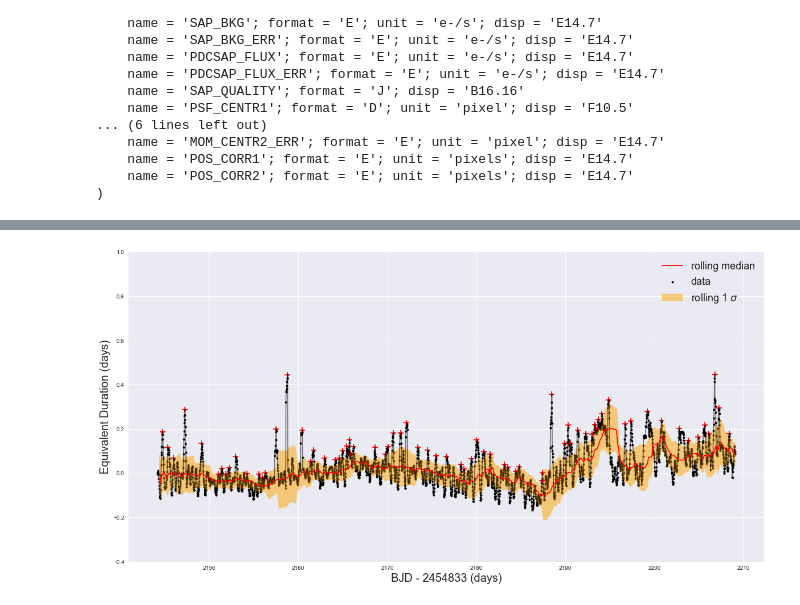
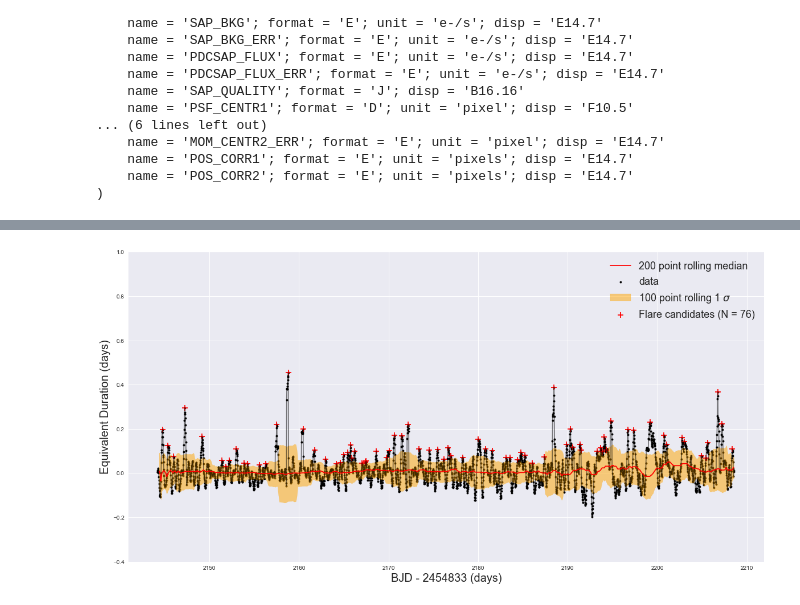
Before and after one commit to RileyWClarke/BiancoGroup, a Jupyter notebook: BiancoSummer2019.ipynb, the cells around one changed output, grey strips where cells are left out. Cells and saved outputs as stored; diff of their text form; code cells hidden in the pictures.

```diff
--- a/BiancoSummer2019.ipynb
+++ b/BiancoSummer2019.ipynb
@@ -1005,5 +986,4 @@ Fc
 # %%
-#Calculate Fc globally with 3-sigma clipping (already done above)
 #Find ED in each window, roll window by 1 step over all data
 #ED time corresponds to center of window
 #sigma clip over all calculated EDs, then choose maxima of consecutive remainders as flares.
@@ -1031,7 +1011,7 @@ for i in range(len(bjd)):
 
     for f in range(len(window_flux)):
 
-        eds[f] = (window_flux[f] - Fc) / Fc
+        eds[f] = (window_flux[f] - np.mean(Fc[i:i+windowsize])) / np.mean(Fc[i:i+windowsize])
 
 
     ED_arr[i] = np.sum(eds)
@@ -1042,6 +1022,6 @@ ftimes = ftimes[:-1]
 mask = np.where(ED_arr != 0.0)
 ED = ED_arr[mask]
 EDerr = EDerr_arr[mask]
-print(len(ED_arr), len(ED))
+print(len(ED))
 print(len(ftimes))
 # %% [output]
@@ -1049,0 +1030,4 @@ print(len(ftimes))
+# %%
+### DANGER ###
+ftimes = ftimes[0:3143]
+len(ftimes)
@@ -1049,0 +1036,4 @@ print(len(ftimes))
+# %%
+### DANGER ###
+ED = ED[~np.isnan(ED)]
+print(len(ED))
@@ -1072,16 +1065,16 @@ plt.figure(figsize=(20,10))
 
 d = np.linspace(1,len(ED),len(ED))
 ED_series = pd.Series(ED)
-rolling_median = ED_series.rolling(window = 100, min_periods = 10).median()
+rolling_median = ED_series.rolling(window = 200, min_periods = 10).median()
 rolling_sigma = ED_series.rolling(window = 100, min_periods=10, center=True).std()
 
 plt.scatter(d, ED, marker='.', c='k', label='data')
 
 plt.plot(d, ED, ls='-', c='k', alpha=0.5)
-plt.plot(d, rolling_median, c='red', label='rolling median')
+plt.plot(d, rolling_median, c='red', label='200 point rolling median')
 plt.fill_between(d, rolling_median - 1 * rolling_sigma,
                  rolling_median + 1 * rolling_sigma,
-                 color='orange', alpha=0.5, label=r'1 $\sigma$')
+                 color='orange', alpha=0.5, label=r'100 point rolling 1 $\sigma$')
 
 plt.ylim(-0.4,1.0)
 plt.ylabel('Equivalent Duration (days)', fontsize=20)
@@ -1106,35 +1103,35 @@ len(nessies)
 # %%
 plt.figure(figsize=(20,10))
 plt.scatter(ftimes, ED, marker='.', c='k', label='data')
 
 
 plt.plot(ftimes, ED, ls='-', c='k', alpha=0.5)
-plt.plot(ftimes, rolling_median, c='red', label='rolling median')
+plt.plot(ftimes, rolling_median, c='red', label='200 point rolling median')
 plt.fill_between(ftimes, rolling_median - (1 * rolling_sigma),
                  rolling_median + (1 * rolling_sigma),
-                 color='orange', alpha=0.5, label=r'rolling 1 $\sigma$')
+                 color='orange', alpha=0.5, label=r'100 point rolling 1 $\sigma$')
 
 i=0
 flrED = np.zeros(len(nessies))
 flrtime = np.zeros(len(nessies))
 for ness in nessies:
     flrED[i] = ED[ness].max()
     flrtime_index = int(ness[np.where(ED[ness] == ED[ness].max())[0]])
     flrtime[i] = ftimes[flrtime_index]
     i += 1
 
 
-plt.scatter(flrtime,flrED,marker='+',c='red',s=100)
+plt.scatter(flrtime,flrED,marker='+',c='red',s=100, label='Flare candidates (N = {})'.format(len(nessies)))
 
 plt.ylim(-0.4,1.0)
 #plt.xlim(2150,2160)
 plt.ylabel('Equivalent Duration (days)', fontsize=20)
 plt.xlabel('BJD - 2454833 (days)', fontsize=20)
 plt.legend(fontsize=18)
 
 plt.savefig('Figures/ED_flrs.png')
 # %% [output]
-[figure, old version]
+[figure, new version]
 # %%
 plt.hist(flrED, bins=10)
 plt.xlabel('ED (days)')
```
Also changed, not shown: parts of 45 cells of this notebook, 13 other files.
